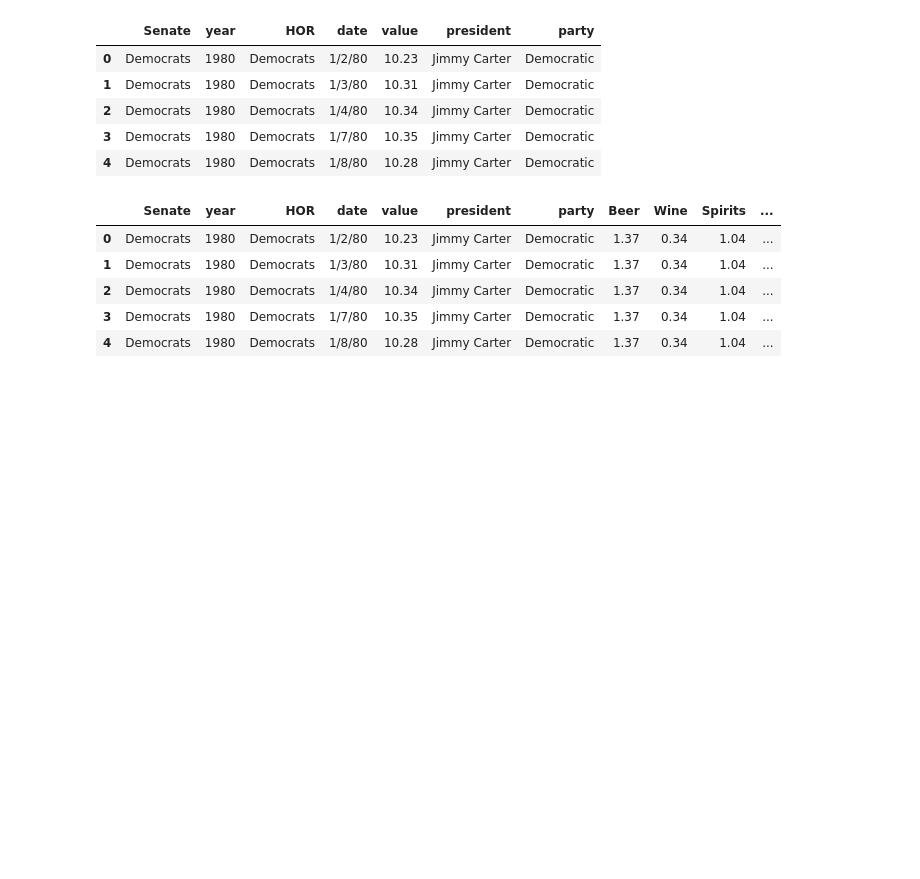
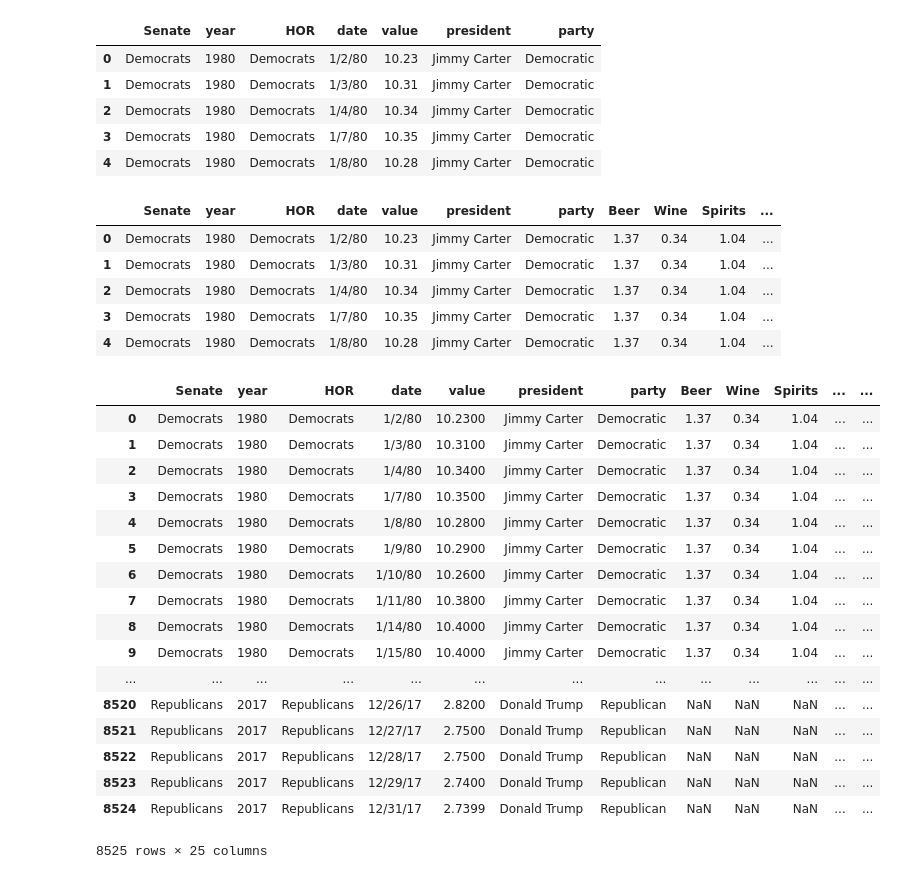
Before and after one commit to tjzientek/Data_Analytics_Final_Project, a Jupyter notebook: Combine_csv.ipynb, the cells around one changed output. Cells and saved outputs as stored; diff of their text form; code cells hidden in the pictures; blank space fills up the shorter version.

Commit message:
Combine_csv
1980-2017 years Data combine

```diff
--- a/Combine_csv.ipynb
+++ b/Combine_csv.ipynb
@@ -50,3 +50,6 @@ dfSenate.head()
 | 2 | Republicans | 1982 |
 | 3 | Republicans | 1983 |
 | 4 | Republicans | 1984 |
+# %%
+dfBread = pd.read_csv('Bread_prices.csv')
+dfBread.head()
@@ -81,8 +91,8 @@ Comb3.head()
 | 3 | Democrats | 1980 | Democrats | 1/7/80 | 10.35 | Jimmy Carter | Democratic |
 | 4 | Democrats | 1980 | Democrats | 1/8/80 | 10.28 | Jimmy Carter | Democratic |
 # %%
-Combine_csv = pd.merge(left=Comb3, right=dfAlcohol, how='outer')
-Combine_csv.head()
+Comb4 = pd.merge(left=Comb3, right=dfAlcohol, how='outer')
+Comb4.head()
 # %% [output]
 |  | Senate | year | HOR | date | value | president | party | Beer | Wine | Spirits | ... |
 | 0 | Democrats | 1980 | Democrats | 1/2/80 | 10.23 | Jimmy Carter | Democratic | 1.37 | 0.34 | 1.04 | ... |
@@ -90,5 +100,27 @@ Combine_csv.head()
 | 2 | Democrats | 1980 | Democrats | 1/4/80 | 10.34 | Jimmy Carter | Democratic | 1.37 | 0.34 | 1.04 | ... |
 | 3 | Democrats | 1980 | Democrats | 1/7/80 | 10.35 | Jimmy Carter | Democratic | 1.37 | 0.34 | 1.04 | ... |
 | 4 | Democrats | 1980 | Democrats | 1/8/80 | 10.28 | Jimmy Carter | Democratic | 1.37 | 0.34 | 1.04 | ... |
+# %%
+Combine_csv= pd.merge(left=Comb4, right=dfBread, how='outer')
+Combine_csv
+# %% [output]
+|  | Senate | year | HOR | date | value | president | party | Beer | Wine | Spirits | ... | ... |
+| 0 | Democrats | 1980 | Democrats | 1/2/80 | 10.2300 | Jimmy Carter | Democratic | 1.37 | 0.34 | 1.04 | ... | ... |
+| 1 | Democrats | 1980 | Democrats | 1/3/80 | 10.3100 | Jimmy Carter | Democratic | 1.37 | 0.34 | 1.04 | ... | ... |
+| 2 | Democrats | 1980 | Democrats | 1/4/80 | 10.3400 | Jimmy Carter | Democratic | 1.37 | 0.34 | 1.04 | ... | ... |
+| 3 | Democrats | 1980 | Democrats | 1/7/80 | 10.3500 | Jimmy Carter | Democratic | 1.37 | 0.34 | 1.04 | ... | ... |
+| 4 | Democrats | 1980 | Democrats | 1/8/80 | 10.2800 | Jimmy Carter | Democratic | 1.37 | 0.34 | 1.04 | ... | ... |
+| 5 | Democrats | 1980 | Democrats | 1/9/80 | 10.2900 | Jimmy Carter | Democratic | 1.37 | 0.34 | 1.04 | ... | ... |
+| 6 | Democrats | 1980 | Democrats | 1/10/80 | 10.2600 | Jimmy Carter | Democratic | 1.37 | 0.34 | 1.04 | ... | ... |
+| 7 | Democrats | 1980 | Democrats | 1/11/80 | 10.3800 | Jimmy Carter | Democratic | 1.37 | 0.34 | 1.04 | ... | ... |
+| 8 | Democrats | 1980 | Democrats | 1/14/80 | 10.4000 | Jimmy Carter | Democratic | 1.37 | 0.34 | 1.04 | ... | ... |
+| 9 | Democrats | 1980 | Democrats | 1/15/80 | 10.4000 | Jimmy Carter | Democratic | 1.37 | 0.34 | 1.04 | ... | ... |
+| ... | ... | ... | ... | ... | ... | ... | ... | ... | ... | ... | ... | ... |
+| 8520 | Republicans | 2017 | Republicans | 12/26/17 | 2.8200 | Donald Trump | Republican | NaN | NaN | NaN | ... | ... |
+| 8521 | Republicans | 2017 | Republicans | 12/27/17 | 2.7500 | Donald Trump | Republican | NaN | NaN | NaN | ... | ... |
+| 8522 | Republicans | 2017 | Republicans | 12/28/17 | 2.7500 | Donald Trump | Republican | NaN | NaN | NaN | ... | ... |
+| 8523 | Republicans | 2017 | Republicans | 12/29/17 | 2.7400 | Donald Trump | Republican | NaN | NaN | NaN | ... | ... |
+| 8524 | Republicans | 2017 | Republicans | 12/31/17 | 2.7399 | Donald Trump | Republican | NaN | NaN | NaN | ... | ... |
+8525 rows × 25 columns
 # %%
 Combine_csv.to_csv('Combine_csv.csv', sep = ',')
```
Also changed, not shown: parts of 1 cell of this notebook, 8 other files.
